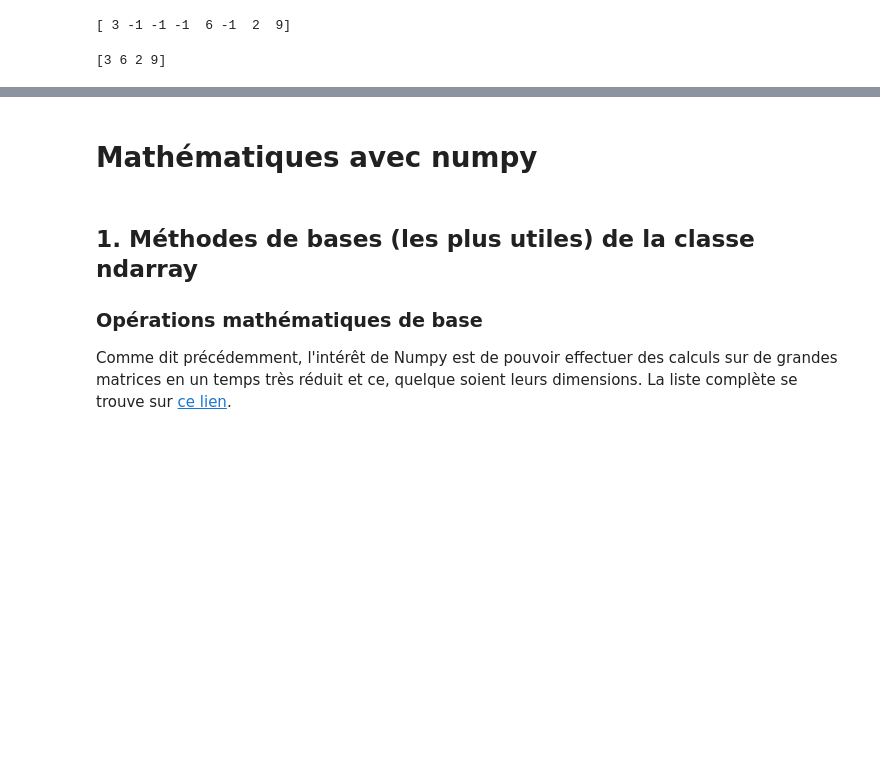
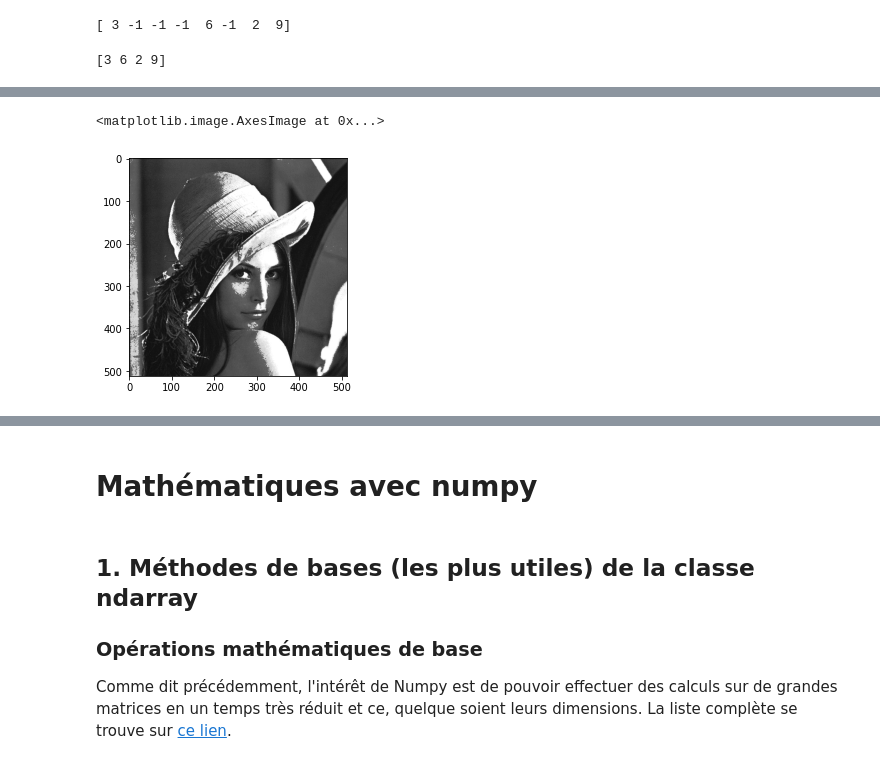
Before and after one commit to Centrale-IA/Formations-2022-2023, a Jupyter notebook: 02-Numpy/02-Numpy.ipynb, the cells around one changed output, grey strips where cells are left out. Saved outputs shown, nothing was run; the diff lists cells and outputs as text; code cells hidden in the pictures; blank space fills up the shorter version.

```diff
--- a/02-Numpy/02-Numpy.ipynb
+++ b/02-Numpy/02-Numpy.ipynb
@@ -353,0 +438,7 @@ print(M1[M2 == 0])
+# %%
+contraste = np.copy(image)
+contraste[contraste < 200] = contraste[contraste < 200]//2
+plt.imshow(contraste, cmap='gray')
+# %% [output]
+<matplotlib.image.AxesImage at 0x...>
+[figure, added]
```
Also changed, not shown: parts of 33 cells of this notebook.
